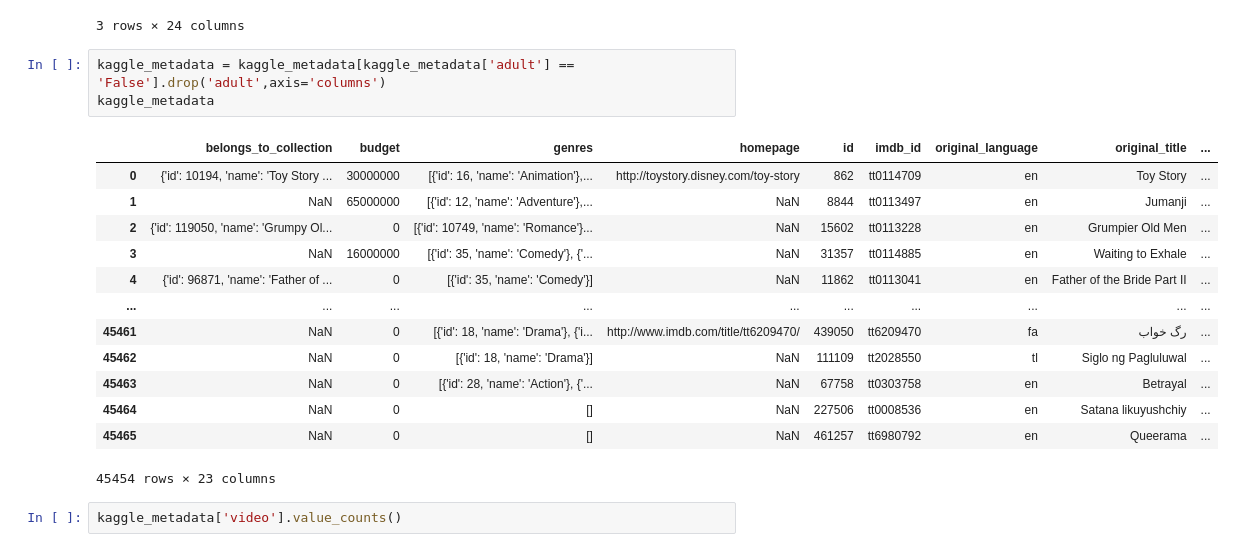
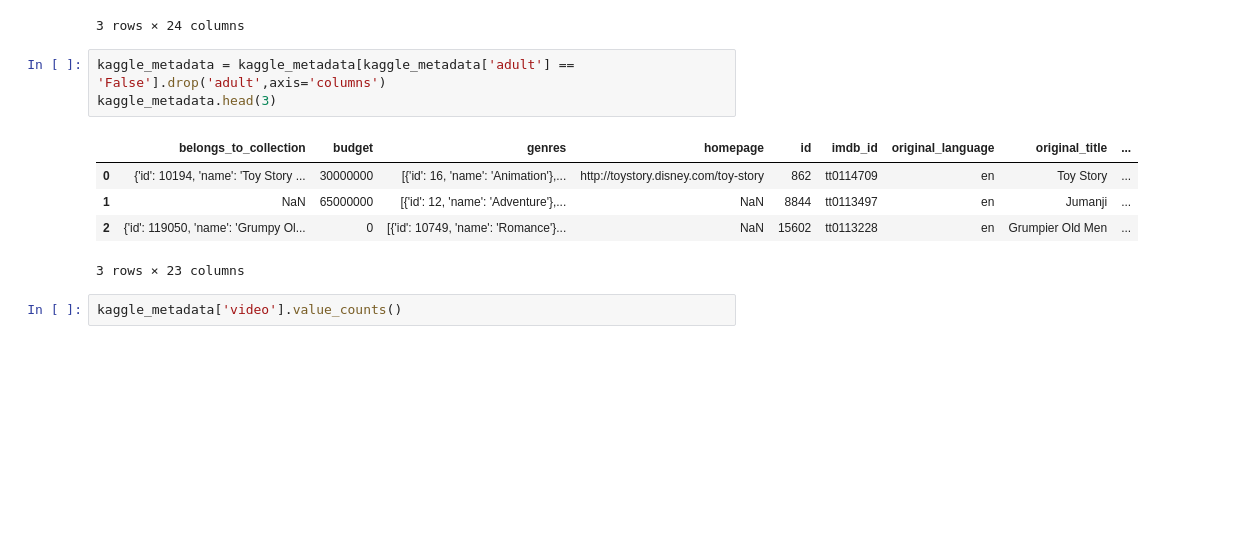
Before and after one commit to harg74/Movies-ETL, a Jupyter notebook: clean_movies.ipynb, the cells around one changed output. Drawn from its saved outputs; the diff is of its cells as text; blank space fills up the shorter version.

```diff
--- a/clean_movies.ipynb
+++ b/clean_movies.ipynb
@@ -758,21 +758,13 @@ kaggle_metadata.head(3)
 3 rows × 24 columns
 # %%
 kaggle_metadata = kaggle_metadata[kaggle_metadata['adult'] == 'False'].drop('adult',axis='columns')
-kaggle_metadata
+kaggle_metadata.head(3)
 # %% [output]
 |  | belongs_to_collection | budget | genres | homepage | id | imdb_id | original_language | original_title | ... |
 | 0 | {'id': 10194, 'name': 'Toy Story ... | 30000000 | [{'id': 16, 'name': 'Animation'},... | http://toystory.disney.com/toy-story | 862 | tt0114709 | en | Toy Story | ... |
 | 1 | NaN | 65000000 | [{'id': 12, 'name': 'Adventure'},... | NaN | 8844 | tt0113497 | en | Jumanji | ... |
 | 2 | {'id': 119050, 'name': 'Grumpy Ol... | 0 | [{'id': 10749, 'name': 'Romance'}... | NaN | 15602 | tt0113228 | en | Grumpier Old Men | ... |
-| 3 | NaN | 16000000 | [{'id': 35, 'name': 'Comedy'}, {'... | NaN | 31357 | tt0114885 | en | Waiting to Exhale | ... |
-| 4 | {'id': 96871, 'name': 'Father of ... | 0 | [{'id': 35, 'name': 'Comedy'}] | NaN | 11862 | tt0113041 | en | Father of the Bride Part II | ... |
-| ... | ... | ... | ... | ... | ... | ... | ... | ... | ... |
-| 45461 | NaN | 0 | [{'id': 18, 'name': 'Drama'}, {'i... | http://www.imdb.com/title/tt6209470/ | 439050 | tt6209470 | fa | رگ خواب | ... |
-| 45462 | NaN | 0 | [{'id': 18, 'name': 'Drama'}] | NaN | 111109 | tt2028550 | tl | Siglo ng Pagluluwal | ... |
-| 45463 | NaN | 0 | [{'id': 28, 'name': 'Action'}, {'... | NaN | 67758 | tt0303758 | en | Betrayal | ... |
-| 45464 | NaN | 0 | [] | NaN | 227506 | tt0008536 | en | Satana likuyushchiy | ... |
-| 45465 | NaN | 0 | [] | NaN | 461257 | tt6980792 | en | Queerama | ... |
-45454 rows × 23 columns
+3 rows × 23 columns
 # %%
 kaggle_metadata['video'].value_counts()
 # %% [output]
```
Also changed, not shown: parts of 34 cells of this notebook.
